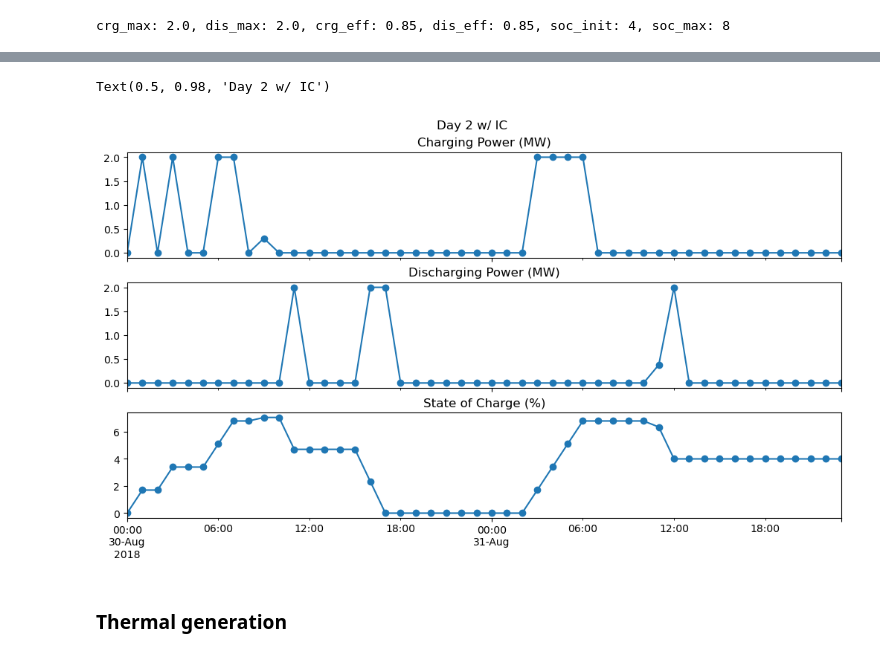
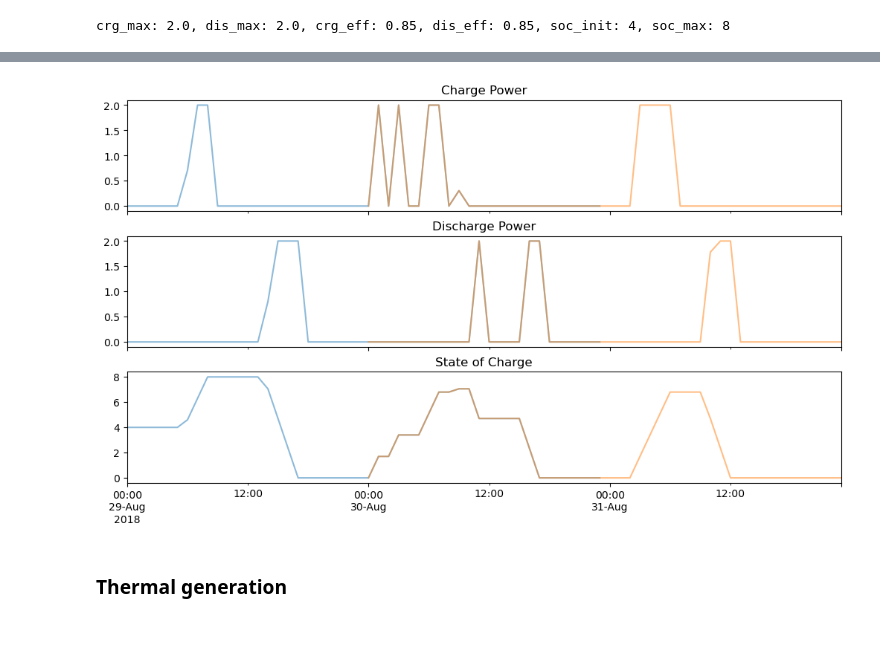
Before and after one commit to boyuan276/NYgrid-python, a Jupyter notebook: examples/ex_opf_2018Baseline.ipynb, the cells around one changed output, grey strips where cells are left out. Drawn from its saved outputs; the diff is of its cells as text; code cells hidden in the pictures.

```diff
--- a/examples/ex_opf_2018Baseline.ipynb
+++ b/examples/ex_opf_2018Baseline.ipynb
@@ -371,14 +419,3 @@ soc_max = grid_prop['esr_prop']['ESR_SOC_MAX'].iloc[ii]
 print(f'crg_max: {crg_max}, dis_max: {dis_max}, crg_eff: {crg_eff}, dis_eff: {dis_eff}, soc_init: {soc_init}, soc_max: {soc_max}')
 # %% [output]
 crg_max: 2.0, dis_max: 2.0, crg_eff: 0.85, dis_eff: 0.85, soc_init: 4, soc_max: 8
-# %%
-fig, ax = plt.subplots(3, 1, figsize=(10, 6),
-                       sharex=True, layout='constrained')
-
-results_0['esrPCrg'].iloc[:, ii].plot(title='Charging Power (MW)',
-                                            ax=ax[0], marker='o')
-results_0['esrPDis'].iloc[:, ii].plot(title='Discharging Power (MW)',
-                                            ax=ax[1], marker='o')
-results_0['esrSOC'].iloc[:, ii].plot(title='State of Charge (%)',
-                                           ax=ax[2], marker='o')
-fig.suptitle('Day 1 w/o IC')
@@ -388,17 +422,20 @@ Text(0.5, 0.98, 'Day 1 w/o IC')
-# %%
-fig, ax = plt.subplots(3, 1, figsize=(10, 6),
-                       sharex=True, layout='constrained')
-
-results_1['esrPCrg'].iloc[:, ii].plot(title='Charging Power (MW)',
-                                            ax=ax[0], marker='o')
-results_1['esrPDis'].iloc[:, ii].plot(title='Discharging Power (MW)',
-                                            ax=ax[1], marker='o')
-results_1['esrSOC'].iloc[:, ii].plot(title='State of Charge (%)',
-                                           ax=ax[2], marker='o')
-fig.suptitle('Day 2 w/ IC')
-# %% [output]
-Text(0.5, 0.98, 'Day 2 w/ IC')
-[figure, removed]
+# %%
+fig, axs = plt.subplots(3, 1, figsize=(10, 6),
+                       sharex=True, layout='constrained')
+
+results_0['esrPCrg'].iloc[:, ii].plot(ax=axs[0], label='Day 1 w/o IC', alpha=0.5)
+results_0['esrPDis'].iloc[:, ii].plot(ax=axs[1], label='Day 1 w/o IC', alpha=0.5)
+results_0['esrSOC'].iloc[:, ii].plot(ax=axs[2], label='Day 1 w/o IC', alpha=0.5)
+
+results_1['esrPCrg'].iloc[:, ii].plot(ax=axs[0], label='Day 2 w/ IC', alpha=0.5)
+results_1['esrPDis'].iloc[:, ii].plot(ax=axs[1], label='Day 2 w/ IC', alpha=0.5)
+results_1['esrSOC'].iloc[:, ii].plot(ax=axs[2], label='Day 2 w/ IC', alpha=0.5)
+
+titles = ['Charge Power', 'Discharge Power', 'State of Charge']
+for i, ax in enumerate(axs):
+    ax.set_title(titles[i])
+# %% [output]
+[figure, added]
 # %% [markdown]
 ### Thermal generation
 # %%
```
Also changed, not shown: parts of 9 cells of this notebook, 1 other file.
